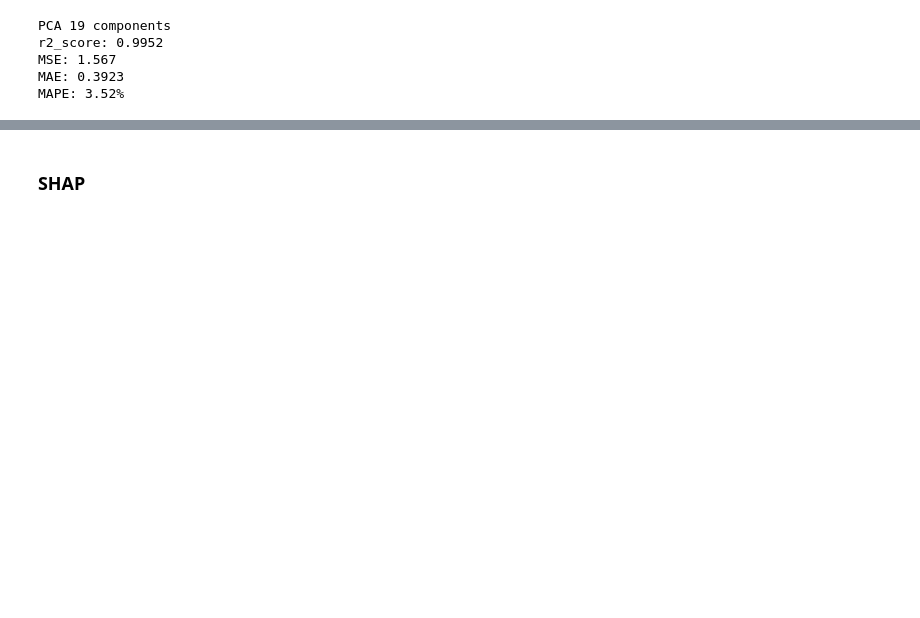
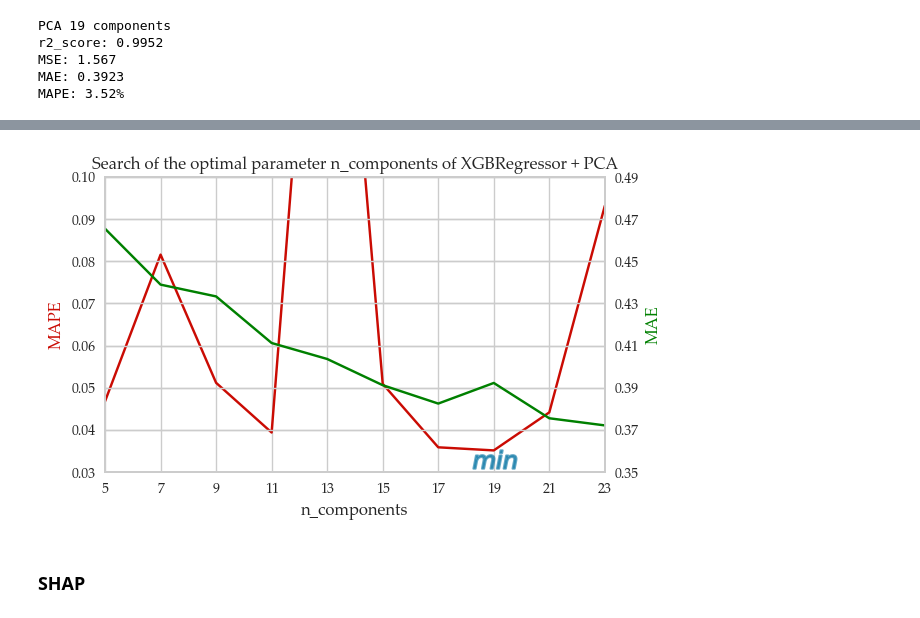
Before and after one commit to caapel/SOFC, a Jupyter notebook: SOFC_analisys.ipynb, the cells around one changed output, grey strips where cells are left out. Saved outputs shown, nothing was run; the diff lists cells and outputs as text; code cells hidden in the pictures; blank space fills up the shorter version.

Commit message:
added MSE-metric on plot

```diff
--- a/SOFC_analisys.ipynb
+++ b/SOFC_analisys.ipynb
@@ -559,3 +535,37 @@ plt.show()
+# %%
+# plot search of the optimal parameter n_components of PCA
+fig, mape = plt.subplots(figsize=(6.5, 4))
+mse = mape.twinx()
+
+mape.plot(df_PCA_XGB_search.index, df_PCA_XGB_search.MAPE, color='r', label='MAPE')
+mse.plot(df_PCA_XGB_search.index, df_PCA_XGB_search.MAE, color='green', label='MSE')
+
+mape.set_xlabel('n_components', fontsize = 12)
+mape.set_ylabel('MAPE', fontsize = 12, color='r')
+mape.set_xticks(ticks=np.arange(5, X_train.shape[1], step=2))
+mape.set_yticks(ticks=np.arange(0.03, 0.1, step=0.01))
+mape.set_xlim(left=5, right=23)
+mape.set_ylim(0.03, 0.1)
+#mape.legend()
+
+mse.set_ylabel('MAE', fontsize = 12, color='green')
+mse.set_ylim(0.38, 0.45)
+mse.set_yticks(ticks=np.arange(0.35, 0.49, step=0.02))
+#mse.legend()
+
+mape.scatter(df_PCA_XGB_search.MAPE.idxmin(),
+             df_PCA_XGB_search.MAPE.min()-0.002,
+             linewidth=1.5,
+             marker='$min$',
+             alpha=0.6,
+             s=1000)
+
+plt.title('Search of the optimal parameter n_components of XGBRegressor + PCA', fontsize = 12)
+plt.tight_layout()
+plt.savefig('pictures/PCA_XGB_search.png', dpi = 300, transparent = True)
+plt.show()
+# %% [output]
+[figure, added]
 # %% [markdown]
 ### SHAP
 # %%
```
Also changed, not shown: parts of 39 cells of this notebook, 1 other file.
